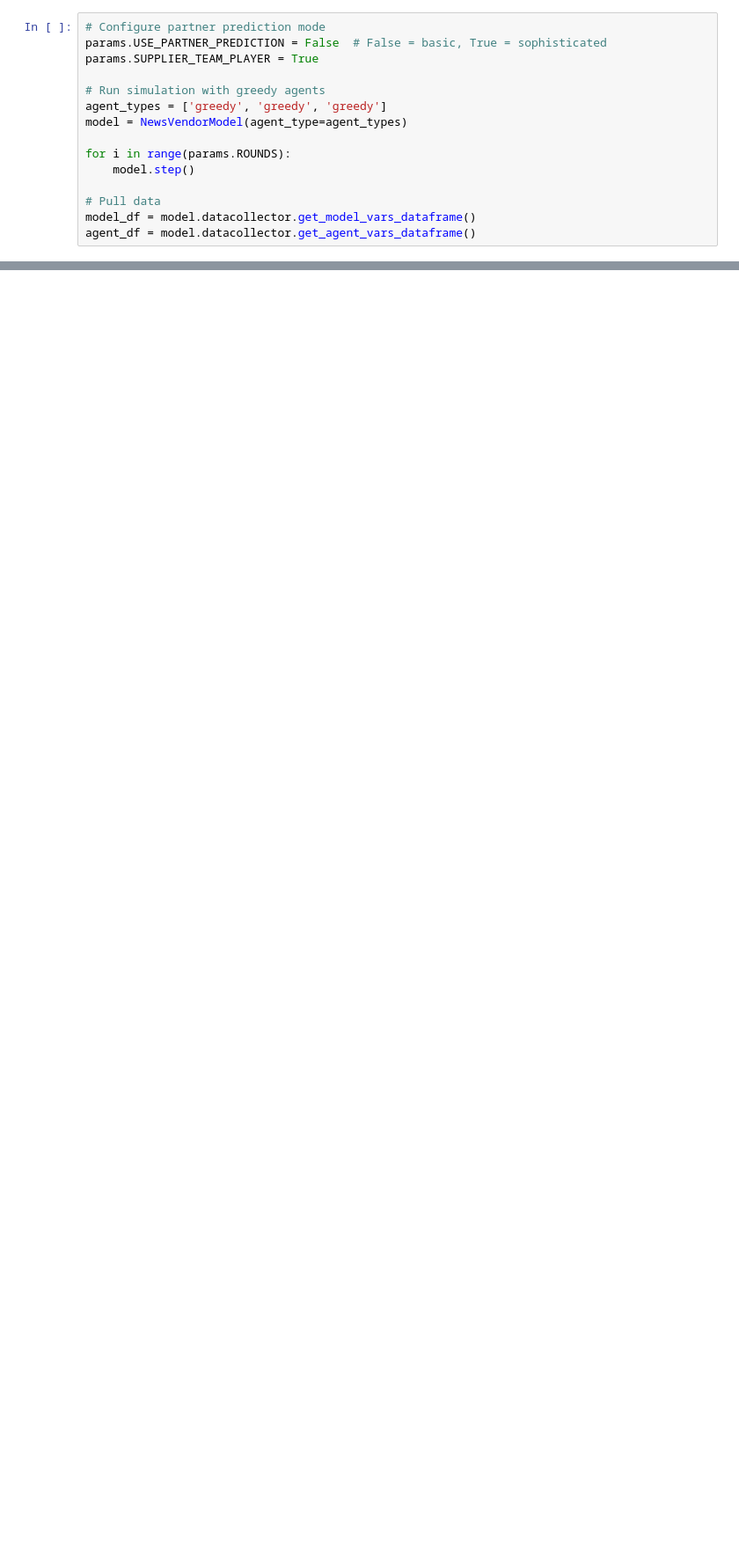
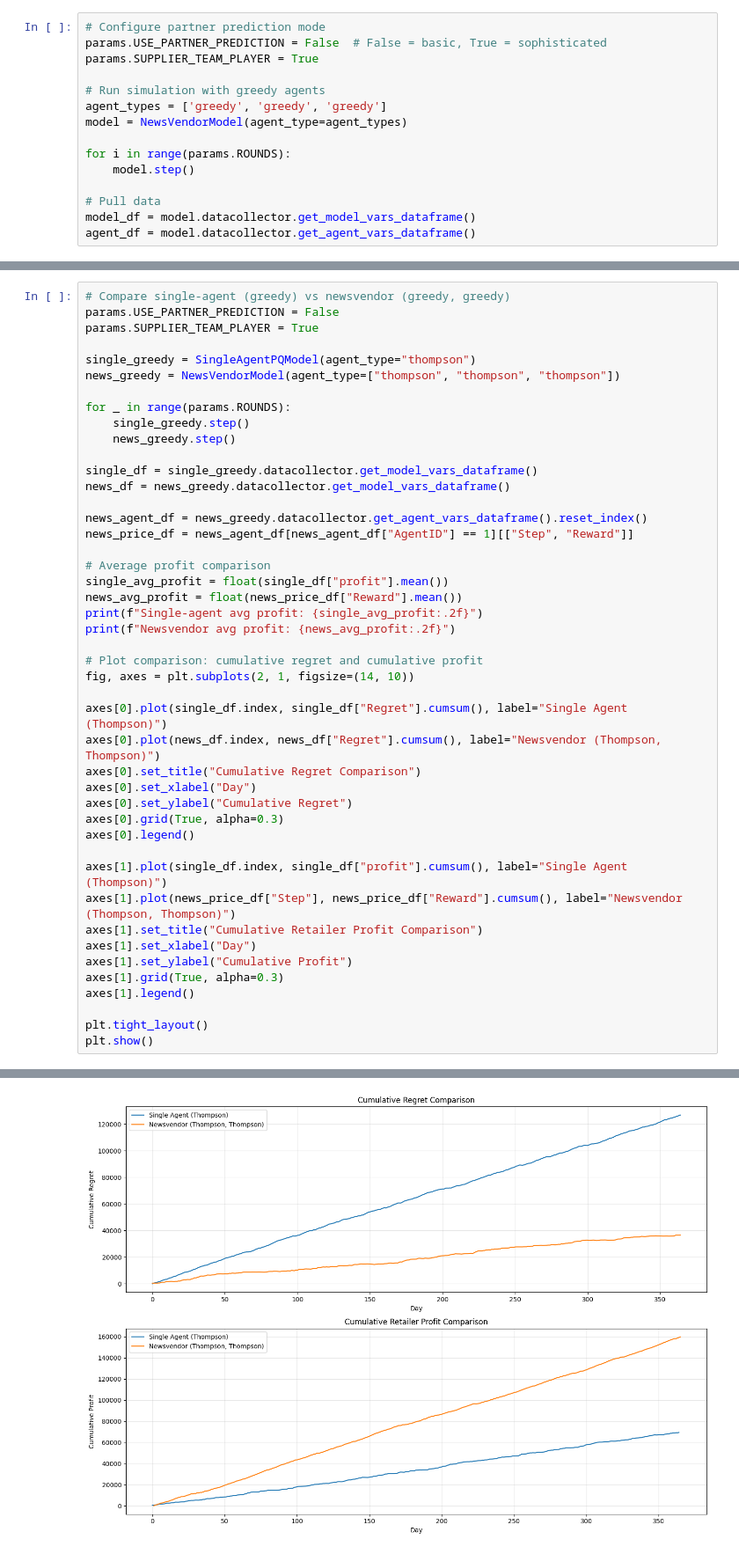
Before and after one commit to utkuyagci/AISCM-Final-Project, a Jupyter notebook: execute.ipynb, the cells around one changed output, grey strips where cells are left out. Shown at 88% size. Saved outputs shown, nothing was run; the diff lists cells and outputs as text; blank space fills up the shorter version.

Commit message:
single agent plots

```diff
--- a/execute.ipynb
+++ b/execute.ipynb
@@ -216,0 +166,46 @@ plt.show()
+# %%
+# Compare single-agent (greedy) vs newsvendor (greedy, greedy)
+params.USE_PARTNER_PREDICTION = False
+params.SUPPLIER_TEAM_PLAYER = True
+
+single_greedy = SingleAgentPQModel(agent_type="thompson")
+news_greedy = NewsVendorModel(agent_type=["thompson", "thompson", "thompson"])
+
+for _ in range(params.ROUNDS):
+    single_greedy.step()
+    news_greedy.step()
+
+single_df = single_greedy.datacollector.get_model_vars_dataframe()
+news_df = news_greedy.datacollector.get_model_vars_dataframe()
+
+news_agent_df = news_greedy.datacollector.get_agent_vars_dataframe().reset_index()
+news_price_df = news_agent_df[news_agent_df["AgentID"] == 1][["Step", "Reward"]]
+
+# Average profit comparison
+single_avg_profit = float(single_df["profit"].mean())
+news_avg_profit = float(news_price_df["Reward"].mean())
+print(f"Single-agent avg profit: {single_avg_profit:.2f}")
+print(f"Newsvendor avg profit: {news_avg_profit:.2f}")
+
+# Plot comparison: cumulative regret and cumulative profit
+fig, axes = plt.subplots(2, 1, figsize=(14, 10))
+
+axes[0].plot(single_df.index, single_df["Regret"].cumsum(), label="Single Agent (Thompson)")
+axes[0].plot(news_df.index, news_df["Regret"].cumsum(), label="Newsvendor (Thompson, Thompson)")
+axes[0].set_title("Cumulative Regret Comparison")
+axes[0].set_xlabel("Day")
+axes[0].set_ylabel("Cumulative Regret")
+axes[0].grid(True, alpha=0.3)
+axes[0].legend()
+
+axes[1].plot(single_df.index, single_df["profit"].cumsum(), label="Single Agent (Thompson)")
+axes[1].plot(news_price_df["Step"], news_price_df["Reward"].cumsum(), label="Newsvendor (Thompson, Thompson)")
+axes[1].set_title("Cumulative Retailer Profit Comparison")
+axes[1].set_xlabel("Day")
+axes[1].set_ylabel("Cumulative Profit")
+axes[1].grid(True, alpha=0.3)
+axes[1].legend()
+
+plt.tight_layout()
+plt.show()
+# %% [output]
@@ -216,0 +214 @@ plt.show()
+[figure, added]
```
Also changed, not shown: parts of 14 cells of this notebook, 2 other files.
